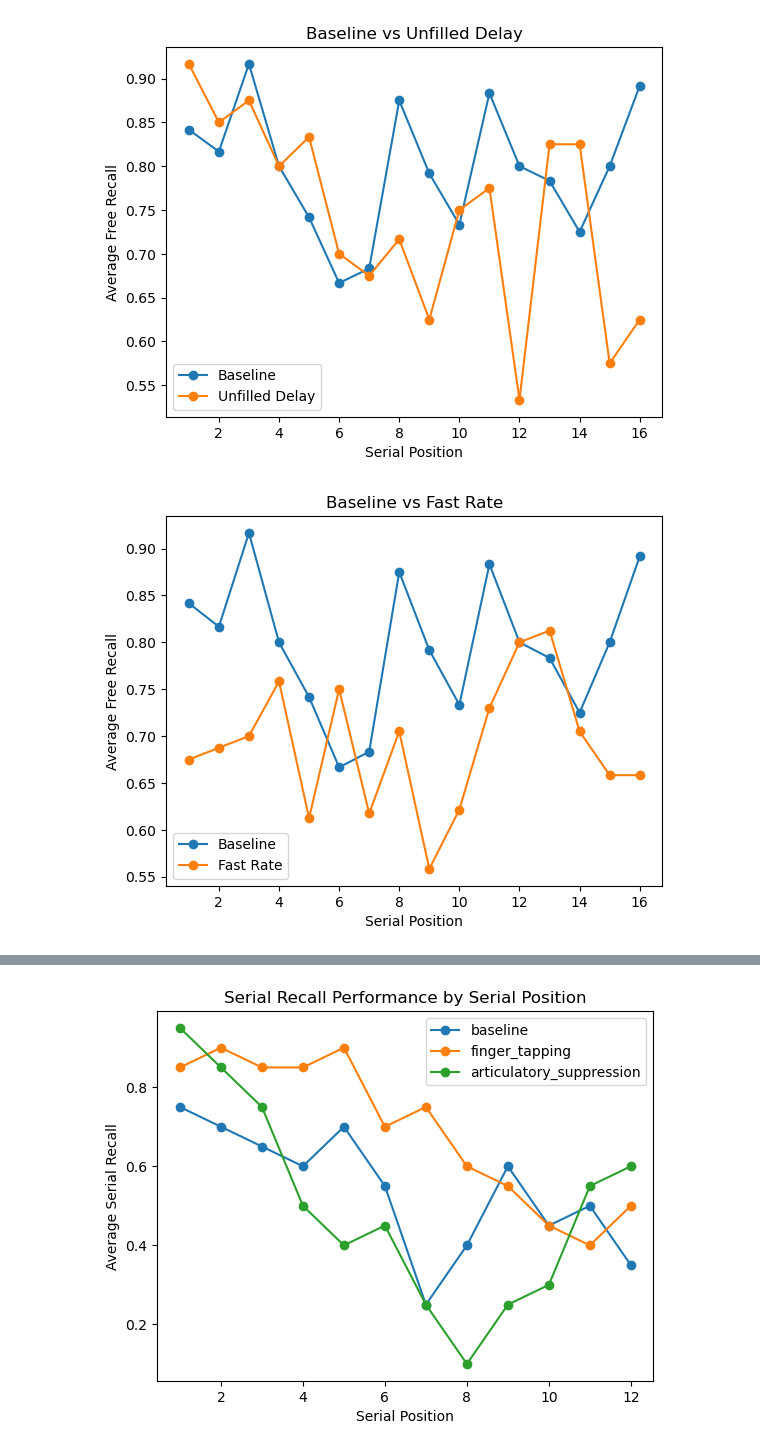
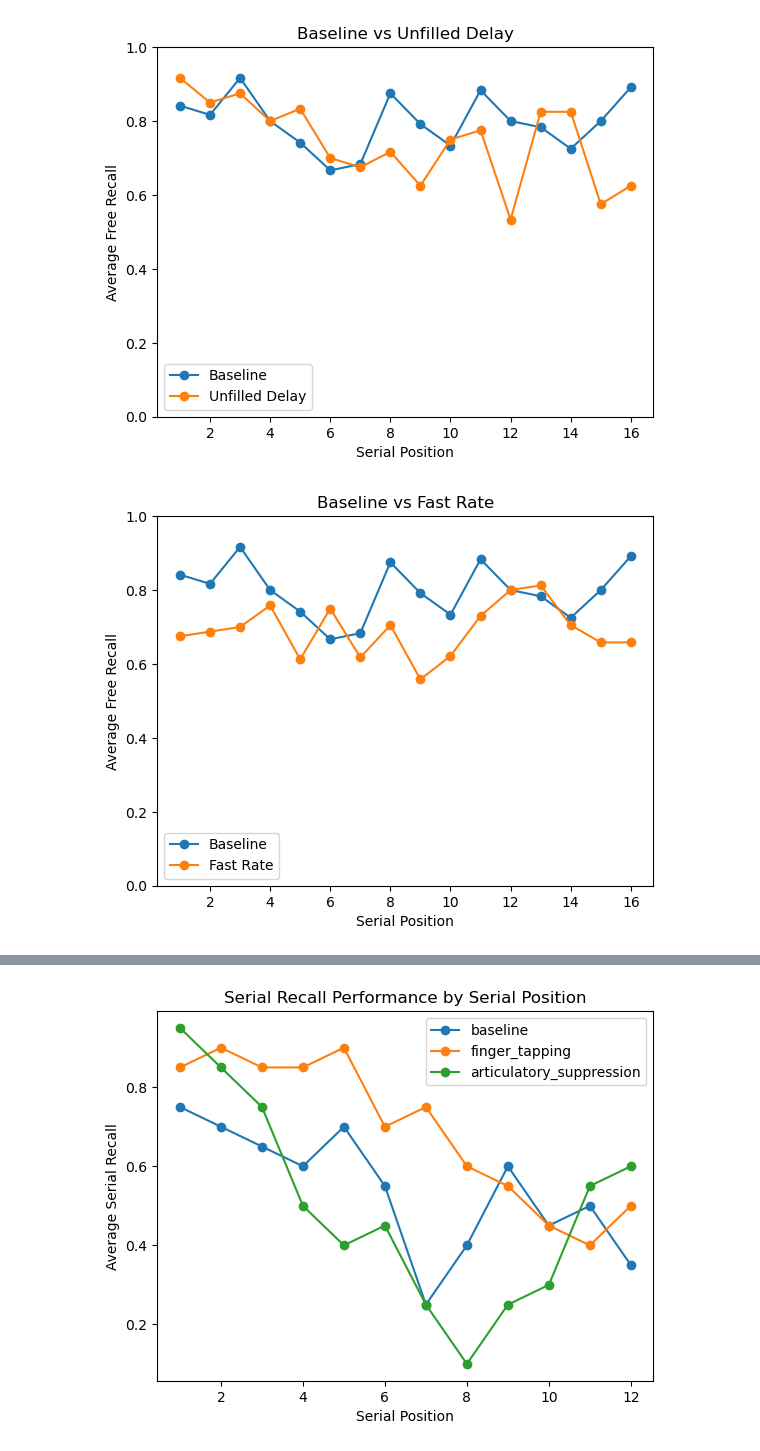
Before and after one commit to ArcadeAnarkist/Project_1_Memory, a Jupyter notebook: databehandling.ipynb, the cells around one changed output, grey strips where cells are left out. Drawn from its saved outputs; the diff is of its cells as text; code cells hidden in the pictures.

```diff
--- a/databehandling.ipynb
+++ b/databehandling.ipynb
@@ -49,32 +49,35 @@ serial_curve2 = iex2.groupby("serial_position")["free_recalled"].mean()  # Unfil
 serial_curve3 = iex3.groupby("serial_position")["free_recalled"].mean()  # Fast Rate
 serial_curve4 = iex4.groupby("serial_position")["free_recalled"].mean()  # Working Memory
 
 # Graph 1: Baseline vs Unfilled Delay
 plt.plot(serial_curve1.index, serial_curve1.values, marker="o", label="Baseline")
 plt.plot(serial_curve2.index, serial_curve2.values, marker="o", label="Unfilled Delay")
 plt.xlabel("Serial Position")
 plt.ylabel("Average Free Recall")
+plt.ylim(0, 1)
 plt.title("Baseline vs Unfilled Delay")
 plt.legend()
 plt.show()
 
 # Graph 2: Baseline vs Fast Rate
 plt.plot(serial_curve1.index, serial_curve1.values, marker="o", label="Baseline")
 plt.plot(serial_curve3.index, serial_curve3.values, marker="o", label="Fast Rate")
 plt.xlabel("Serial Position")
 plt.ylabel("Average Free Recall")
+plt.ylim(0, 1)
 plt.title("Baseline vs Fast Rate")
 plt.legend()
 plt.show()
 
 # Graph 3: Baseline vs Working Memory
 plt.plot(serial_curve1.index, serial_curve1.values, marker="o", label="Baseline")
 plt.plot(serial_curve4.index, serial_curve4.values, marker="o", label="Working Memory")
 plt.xlabel("Serial Position")
 plt.ylabel("Average Free Recall")
+plt.ylim(0, 1)
 plt.title("Baseline vs Working Memory")
 plt.legend()
 plt.show()
 # %% [output]
-[figure, old version]
+[figure, new version]
-[figure, old version]
+[figure, new version]
```
Also changed, not shown: parts of 1 cell of this notebook, 1 other file.
